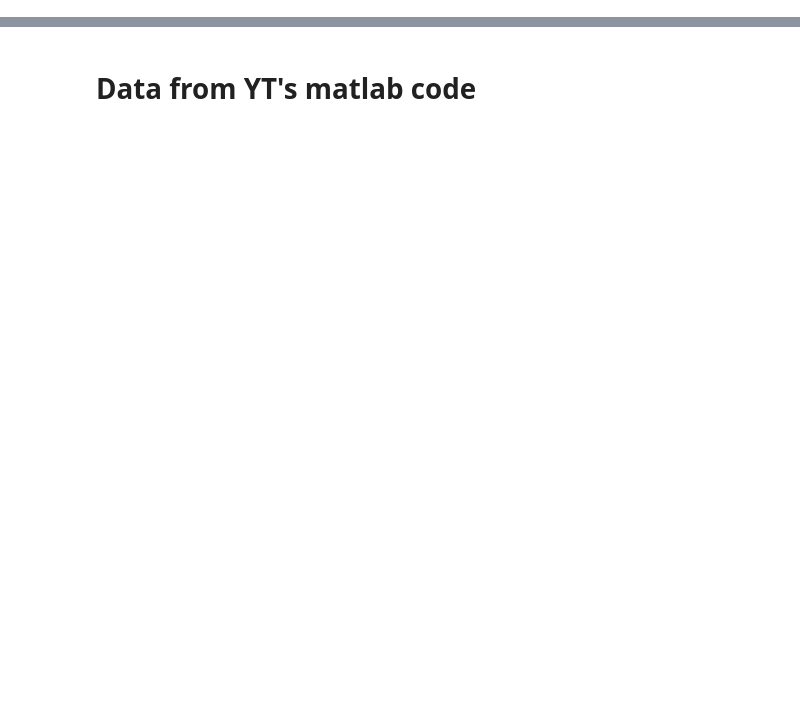
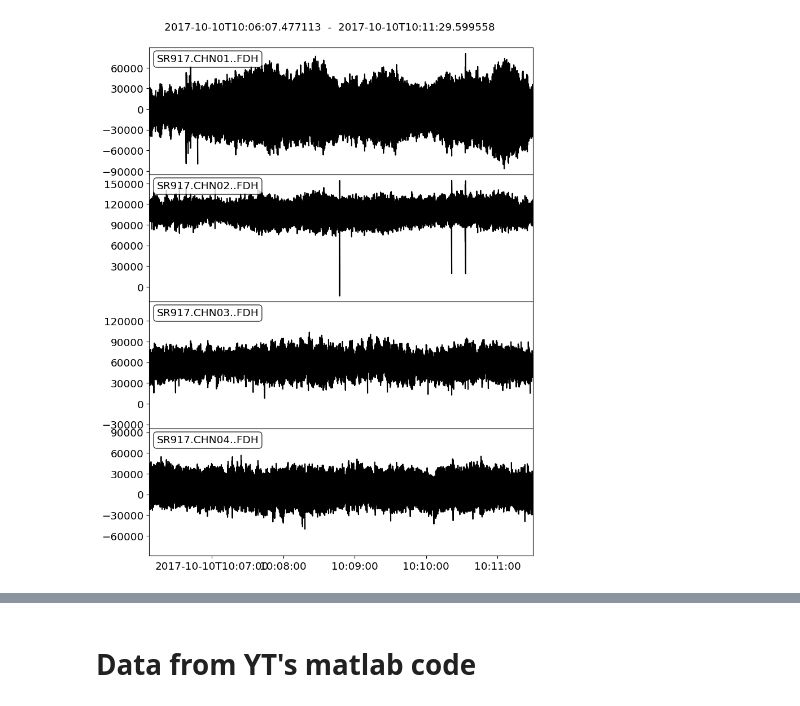
Before and after one commit to Gilaverbuch/pyOAD, a Jupyter notebook: ReadData.ipynb, the cells around one changed output, grey strips where cells are left out. Cells and saved outputs as stored; diff of their text form; code cells hidden in the pictures; blank space fills up the shorter version.

```diff
--- a/ReadData.ipynb
+++ b/ReadData.ipynb
@@ -23,0 +94,4 @@ waveforms.plot();
+# %%
+waveforms_917.plot();
+# %% [output]
+[figure, added]
```
Also changed, not shown: parts of 16 cells of this notebook, 2 other files.
